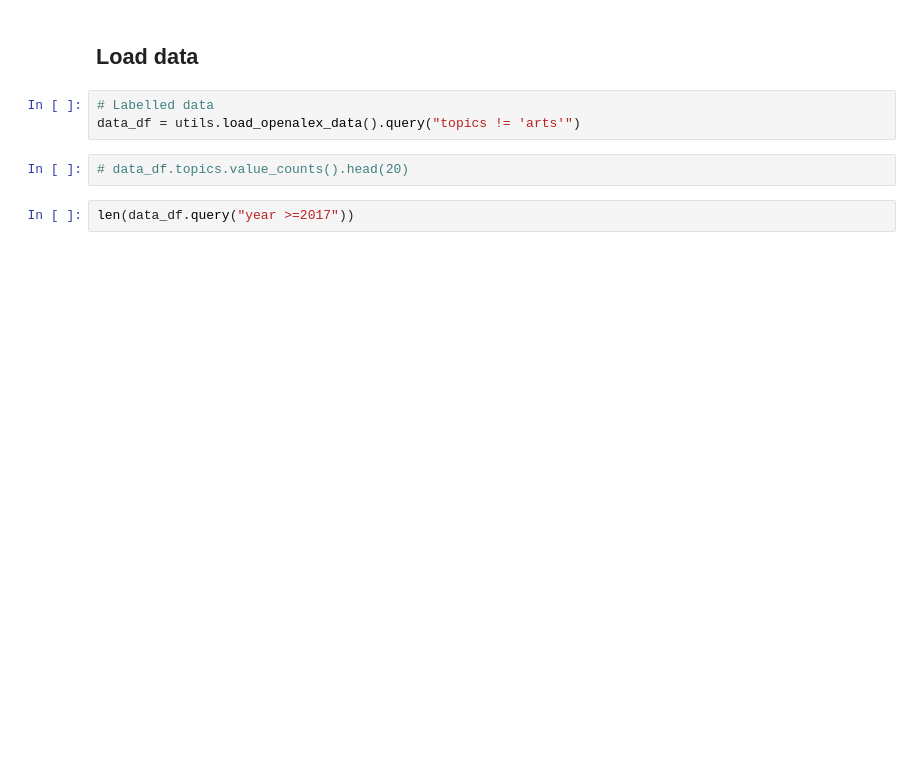
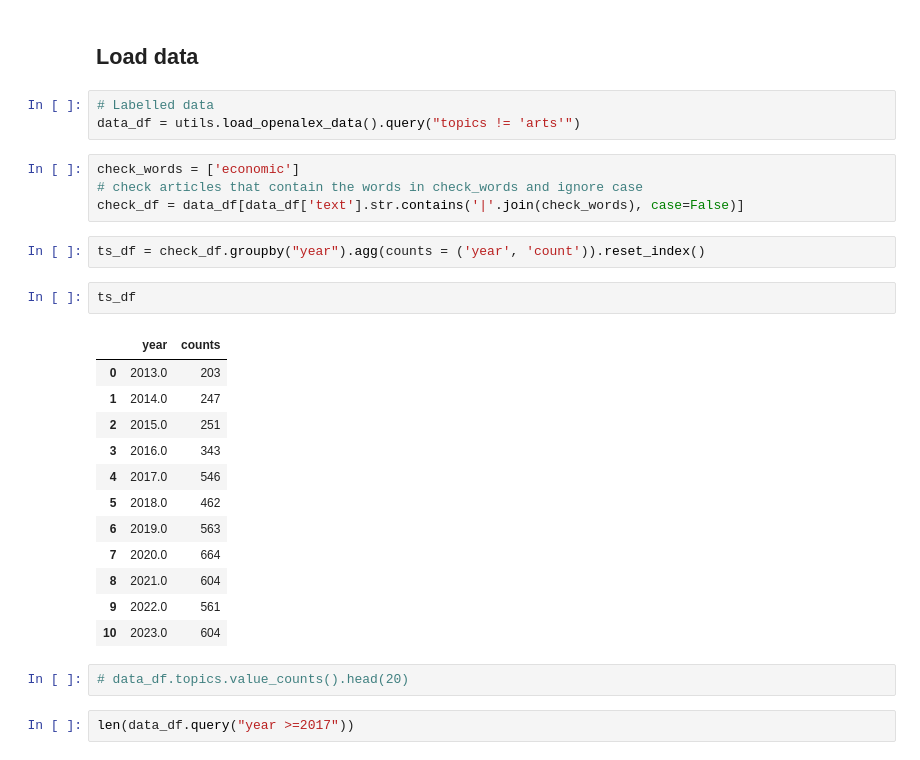
Before and after one commit to nestauk/discovery_child_development, a Jupyter notebook: discovery_child_development/analysis/initial_results/06_analysis_openalex.ipynb, the cells around one changed output. Saved outputs shown, nothing was run; the diff lists cells and outputs as text; blank space fills up the shorter version.

```diff
--- a/discovery_child_development/analysis/initial_results/06_analysis_openalex.ipynb
+++ b/discovery_child_development/analysis/initial_results/06_analysis_openalex.ipynb
@@ -19,6 +22,27 @@ warnings.simplefilter(action='ignore', category=FutureWarning)
 # %%
 # Labelled data
 data_df = utils.load_openalex_data().query("topics != 'arts'")
+# %%
+check_words = ['economic']
+# check articles that contain the words in check_words and ignore case
+check_df = data_df[data_df['text'].str.contains('|'.join(check_words), case=False)]
+# %%
+ts_df = check_df.groupby("year").agg(counts = ('year', 'count')).reset_index()
+# %%
+ts_df
+# %% [output]
+|  | year | counts |
+| 0 | 2013.0 | 203 |
+| 1 | 2014.0 | 247 |
+| 2 | 2015.0 | 251 |
+| 3 | 2016.0 | 343 |
+| 4 | 2017.0 | 546 |
+| 5 | 2018.0 | 462 |
+| 6 | 2019.0 | 563 |
+| 7 | 2020.0 | 664 |
+| 8 | 2021.0 | 604 |
+| 9 | 2022.0 | 561 |
+| 10 | 2023.0 | 604 |
 # %%
 # data_df.topics.value_counts().head(20)
 # %%
```
Also changed, not shown: parts of 10 cells of this notebook, 7 other files.
